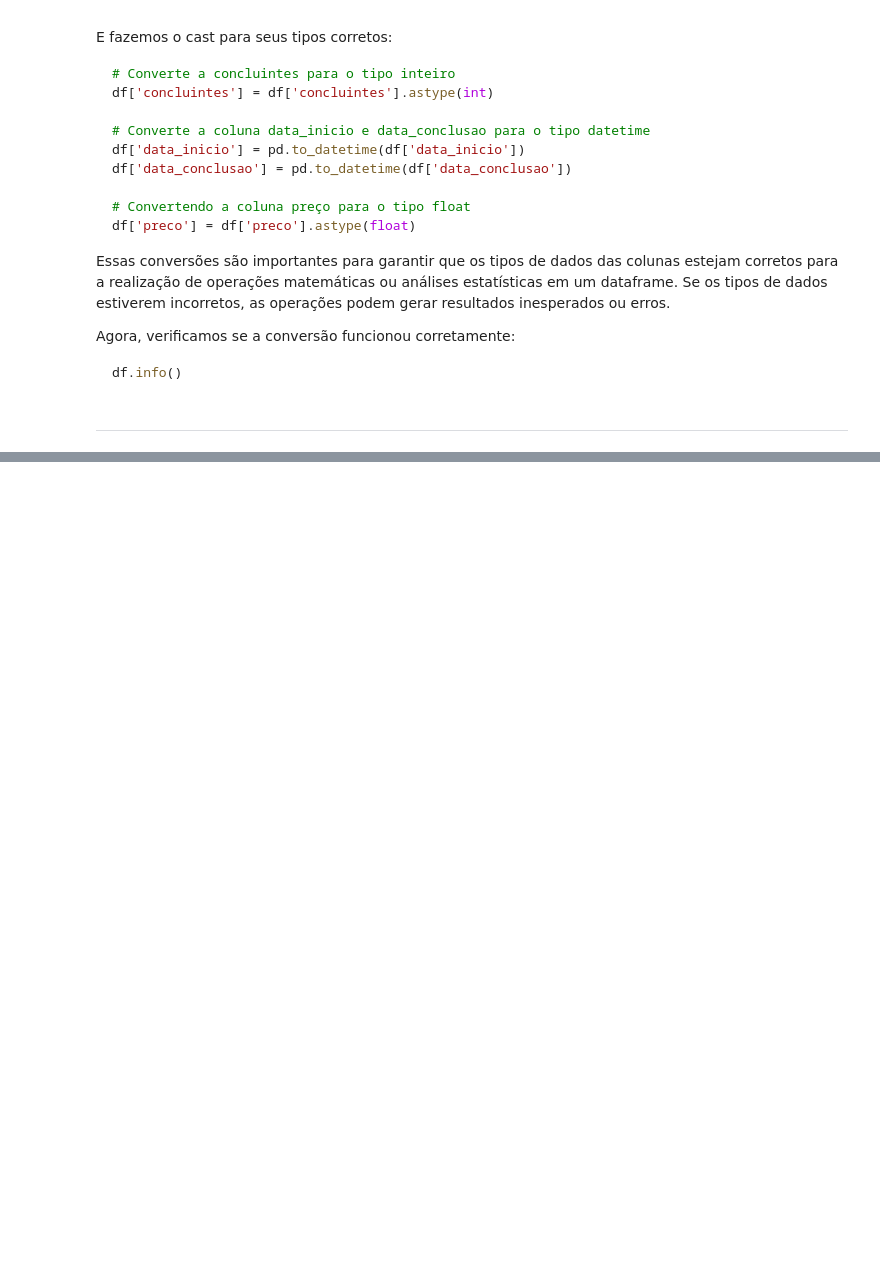
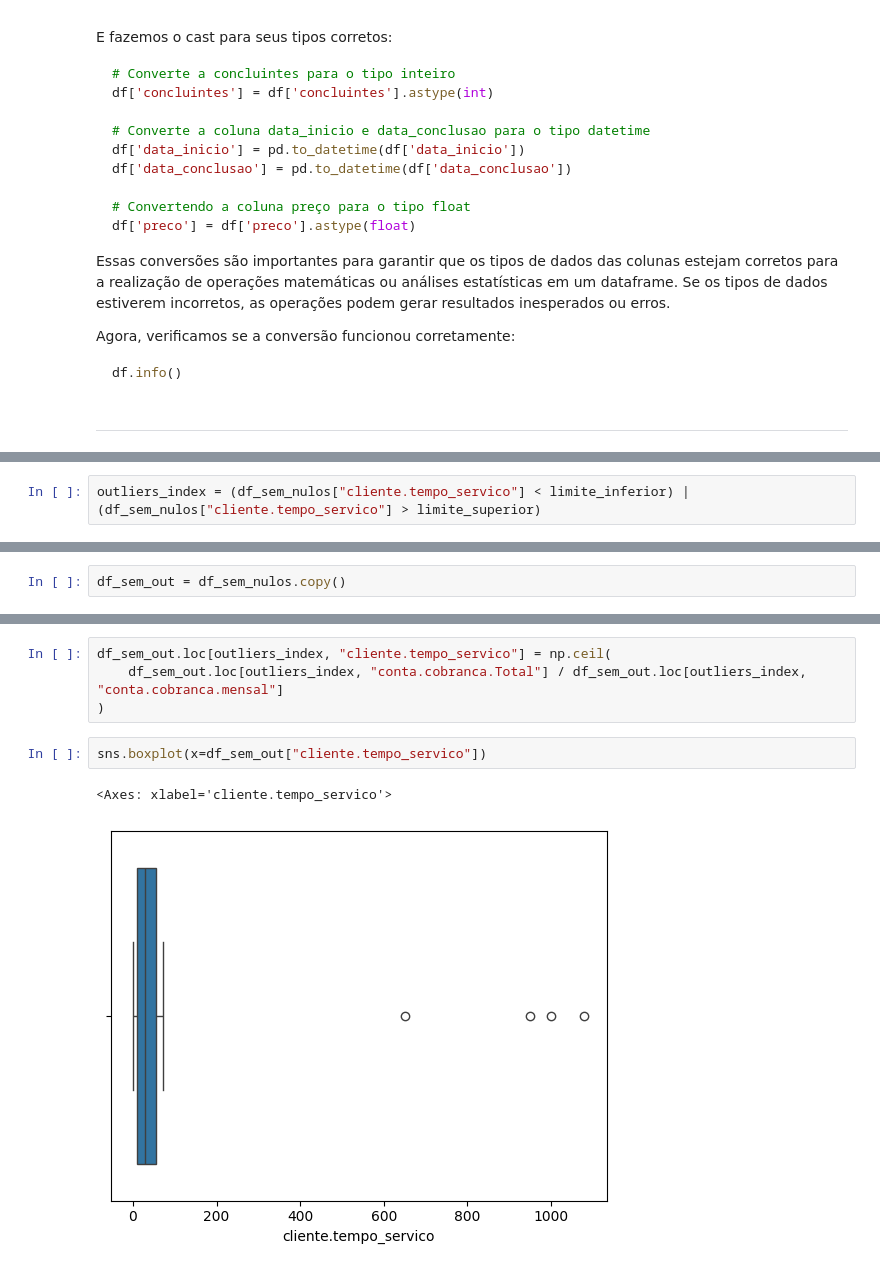
Before and after one commit to profmatheuspassos/Pandas--limpeza-e-tratamento-de-dados, a Jupyter notebook: limpeza_tratamento_churn.ipynb, the cells around one changed output, grey strips where cells are left out. Drawn from its saved outputs; the diff is of its cells as text; blank space fills up the shorter version.

```diff
--- a/limpeza_tratamento_churn.ipynb
+++ b/limpeza_tratamento_churn.ipynb
@@ -1151,0 +1194,2 @@ df.info()
+# %%
+outliers_index = (df_sem_nulos["cliente.tempo_servico"] < limite_inferior) | (df_sem_nulos["cliente.tempo_servico"] > limite_superior)
@@ -1151,0 +1228,2 @@ df.info()
+# %%
+df_sem_out = df_sem_nulos.copy()
@@ -1151,0 +1244,9 @@ df.info()
+# %%
+df_sem_out.loc[outliers_index, "cliente.tempo_servico"] = np.ceil(
+    df_sem_out.loc[outliers_index, "conta.cobranca.Total"] / df_sem_out.loc[outliers_index, "conta.cobranca.mensal"]
+)
+# %%
+sns.boxplot(x=df_sem_out["cliente.tempo_servico"])
+# %% [output]
+<Axes: xlabel='cliente.tempo_servico'>
+[figure, added]
```
Also changed, not shown: parts of 30 cells of this notebook, 1 other file.
